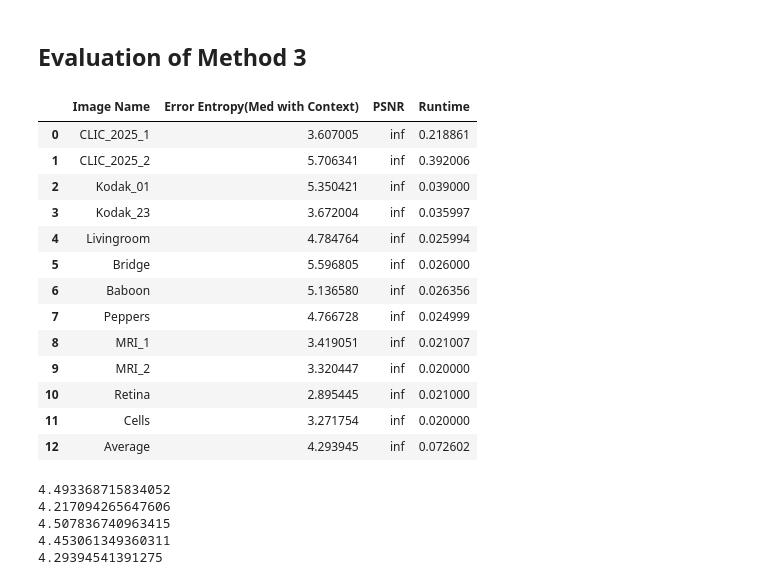
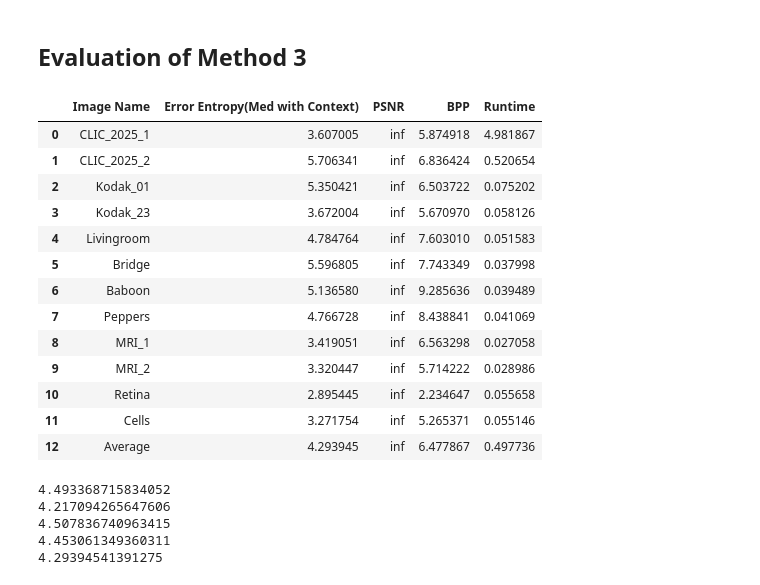
Before and after one commit to pouriaSameti/Advanced-Multimedia-Systems, a Jupyter notebook: Exercise 2/code.ipynb, the cells around one changed output. Cells and saved outputs as stored; diff of their text form; code cells hidden in the pictures.

```diff
--- a/Exercise 2/code.ipynb
+++ b/Exercise 2/code.ipynb
@@ -460,6 +463,12 @@ def my_reconstructor_second(error_image, coef_list):
     return reconstructed
 # %% [markdown]
 ## Evaluation of Method 2
+# %%
+def bpp_for_coefficients(image_shape, n_partitions, bits_per_coef=64):
+    H, W = image_shape
+    total_bits = n_partitions * bits_per_coef
+    bpp = total_bits / (H * W)
+    return bpp
 # %%
 evaluation_table_two = []
 for image_name in test_path:
@@ -474,6 +483,7 @@ for image_name in test_path:
 
     evaluation_table_two.append({'Image Name': name, 'Error Entropy(Second Order-Partitioning)': my_entropy(my_predictor_error_second),
                                  'PSNR': peak_signal_noise_ratio(image, reconstruct_second),
+                                 'BPP': bpp_for_coefficients(image.shape, n_partitions=2, bits_per_coef=64),
                                  'Runtime': runtime})
 
 evaluation_table_two = pd.DataFrame(evaluation_table_two)
@@ -482,8 +492,10 @@ evaluation_table_two = pd.DataFrame(evaluation_table_two)
 # Average Row
 error_entropy_mean_two = evaluation_table_two['Error Entropy(Second Order-Partitioning)'].mean()
 runtime_mean_two = evaluation_table_two['Runtime'].mean()
+bpp_mean_two = evaluation_table_two['BPP'].mean()
 evaluation_table_two.loc[len(evaluation_table_two)] = {"Image Name": "Average", 'Error Entropy(Second Order-Partitioning)': error_entropy_mean_two,
                                                        "PSNR": np.inf,
+                                                       "BPP": bpp_mean_two,
                                                        "Runtime": runtime_mean_two}
 
 evaluation_table_two
@@ -507,3 +528,30 @@ evaluation_table_two
+# %%
+def bpp_for_context_modeling(residuals_by_context: List[np.ndarray], contexts: np.ndarray, image_shape: tuple) -> float:
+    H, W = image_shape
+    total_pixels = H * W
+
+    # Calculate bits for residuals (using entropy coding estimate)
+    residual_bits = 0
+    for i, residuals in enumerate(residuals_by_context):
+        if len(residuals) > 0:
+            hist, bin_edges = np.histogram(residuals, bins=256, density=True)
+            hist = hist[hist > 0]
+            entropy = -np.sum(hist * np.log2(hist))
+
+            residual_bits += len(residuals) * entropy
+
+    # Calculate bits for context map
+    contexts_flat = contexts.ravel()
+    hist_context, _ = np.histogram(contexts_flat, bins=4, range=(0, 3), density=True)
+    hist_context = hist_context[hist_context > 0]
+    context_entropy = -np.sum(hist_context * np.log2(hist_context))
+    context_bits = total_pixels * context_entropy
+
+    # Total bits and BPP
+    total_bits = residual_bits + context_bits
+    bpp = total_bits / total_pixels
+
+    return bpp
 # %% [markdown]
 ### Conditional Entropy Calculation
 # %%
@@ -668,47 +716,50 @@ def my_reconstruct_third(residuals_by_context: List[np.ndarray], contexts: np.nd
 # %%
 evaluation_table_three = []
 for image_name in test_path:
     name = image_name.split('/')[1].split('.')[0]
     image = cv2.imread(image_name, cv2.IMREAD_UNCHANGED)
 
     start_time = time.time()
     residuals, contexts = my_predictor_third(image)
     reconstructed = my_reconstruct_third(residuals, contexts)
     end_time = time.time()
     runtime = end_time - start_time
 
     entropy_per_ctx, overall_entropy = entropy_for_context_model(residuals)
 
     evaluation_table_three.append({'Image Name': name, 'Error Entropy(Med with Context)': overall_entropy,
                                    'PSNR': peak_signal_noise_ratio(image, reconstructed),
+                                   'BPP': bpp_for_context_modeling(residuals_by_context=residuals, contexts=contexts, image_shape=image.shape),
                                    'Runtime': runtime})
 
 evaluation_table_three = pd.DataFrame(evaluation_table_three)
 
 
 # Average Row
 error_entropy_mean_three = evaluation_table_three['Error Entropy(Med with Context)'].mean()
 runtime_mean_three = evaluation_table_three['Runtime'].mean()
+bpp_mean_three = evaluation_table_three['BPP'].mean()
 evaluation_table_three.loc[len(evaluation_table_three)] = {"Image Name": "Average", 'Error Entropy(Med with Context)': error_entropy_mean_three,
                                                            "PSNR": np.inf,
+                                                           "BPP": bpp_mean_three,
                                                            "Runtime": runtime_mean_three}
 
 evaluation_table_three
 # %% [output]
-|  | Image Name | Error Entropy(Med with Context) | PSNR | Runtime |
-| 0 | CLIC_2025_1 | 3.607005 | inf | 0.218861 |
-| 1 | CLIC_2025_2 | 5.706341 | inf | 0.392006 |
-| 2 | Kodak_01 | 5.350421 | inf | 0.039000 |
-| 3 | Kodak_23 | 3.672004 | inf | 0.035997 |
-| 4 | Livingroom | 4.784764 | inf | 0.025994 |
-| 5 | Bridge | 5.596805 | inf | 0.026000 |
-| 6 | Baboon | 5.136580 | inf | 0.026356 |
-| 7 | Peppers | 4.766728 | inf | 0.024999 |
-| 8 | MRI_1 | 3.419051 | inf | 0.021007 |
-| 9 | MRI_2 | 3.320447 | inf | 0.020000 |
-| 10 | Retina | 2.895445 | inf | 0.021000 |
-| 11 | Cells | 3.271754 | inf | 0.020000 |
-| 12 | Average | 4.293945 | inf | 0.072602 |
+|  | Image Name | Error Entropy(Med with Context) | PSNR | BPP | Runtime |
+| 0 | CLIC_2025_1 | 3.607005 | inf | 5.874918 | 4.981867 |
+| 1 | CLIC_2025_2 | 5.706341 | inf | 6.836424 | 0.520654 |
+| 2 | Kodak_01 | 5.350421 | inf | 6.503722 | 0.075202 |
+| 3 | Kodak_23 | 3.672004 | inf | 5.670970 | 0.058126 |
+| 4 | Livingroom | 4.784764 | inf | 7.603010 | 0.051583 |
+| 5 | Bridge | 5.596805 | inf | 7.743349 | 0.037998 |
+| 6 | Baboon | 5.136580 | inf | 9.285636 | 0.039489 |
+| 7 | Peppers | 4.766728 | inf | 8.438841 | 0.041069 |
+| 8 | MRI_1 | 3.419051 | inf | 6.563298 | 0.027058 |
+| 9 | MRI_2 | 3.320447 | inf | 5.714222 | 0.028986 |
+| 10 | Retina | 2.895445 | inf | 2.234647 | 0.055658 |
+| 11 | Cells | 3.271754 | inf | 5.265371 | 0.055146 |
+| 12 | Average | 4.293945 | inf | 6.477867 | 0.497736 |
 # %%
 print(evaluation_table_med['Error Entropy(MED)'].mean())
 print(evaluation_table_opt3['Error Entropy(OPT-3)'].mean())
```
Also changed, not shown: parts of 11 cells of this notebook.
